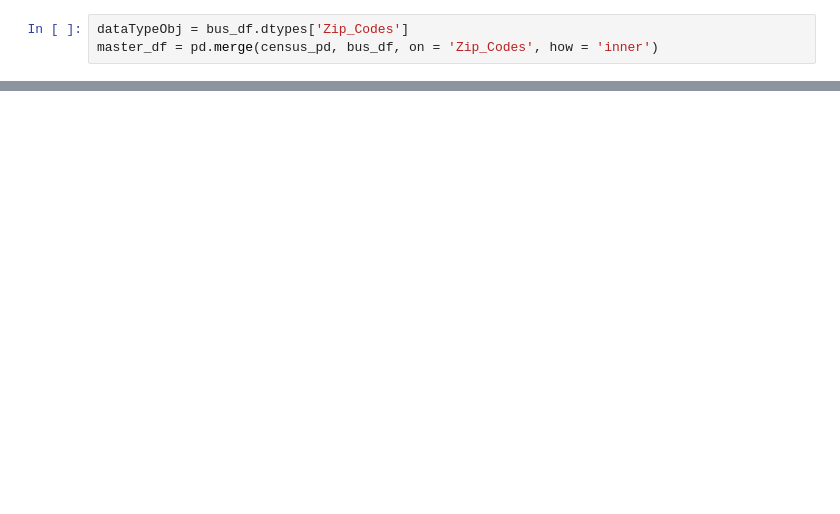
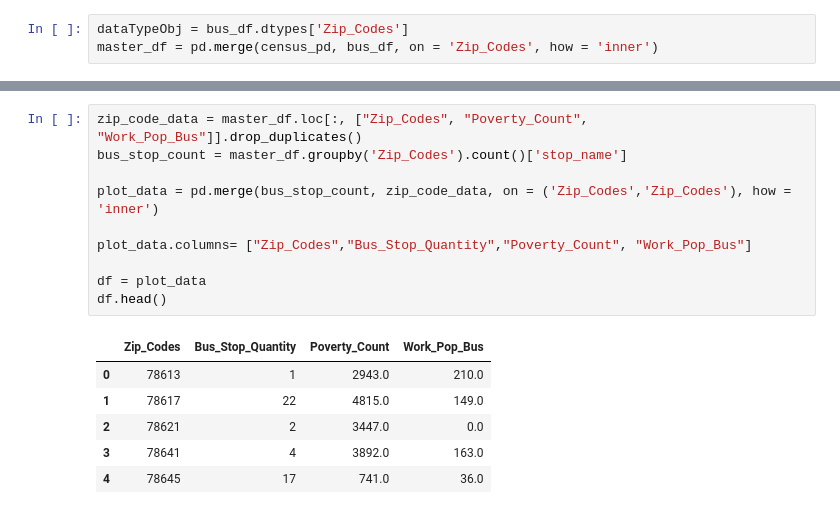
Before and after one commit to NaremanD/Project_1, a Jupyter notebook: Group_Project.ipynb, the cells around one changed output, grey strips where cells are left out. Cells and saved outputs as stored; diff of their text form; blank space fills up the shorter version.

```diff
--- a/Group_Project.ipynb
+++ b/Group_Project.ipynb
@@ -142 +163,18 @@ master_df
 2411 rows × 17 columns
+# %%
+zip_code_data = master_df.loc[:, ["Zip_Codes", "Poverty_Count", "Work_Pop_Bus"]].drop_duplicates()
+bus_stop_count = master_df.groupby('Zip_Codes').count()['stop_name']
+
+plot_data = pd.merge(bus_stop_count, zip_code_data, on = ('Zip_Codes','Zip_Codes'), how = 'inner')
+
+plot_data.columns= ["Zip_Codes","Bus_Stop_Quantity","Poverty_Count", "Work_Pop_Bus"]
+
+df = plot_data
+df.head()
+# %% [output]
+|  | Zip_Codes | Bus_Stop_Quantity | Poverty_Count | Work_Pop_Bus |
+| 0 | 78613 | 1 | 2943.0 | 210.0 |
+| 1 | 78617 | 22 | 4815.0 | 149.0 |
+| 2 | 78621 | 2 | 3447.0 | 0.0 |
+| 3 | 78641 | 4 | 3892.0 | 163.0 |
+| 4 | 78645 | 17 | 741.0 | 36.0 |
```
Also changed, not shown: parts of 4 cells of this notebook, 3 other files.
